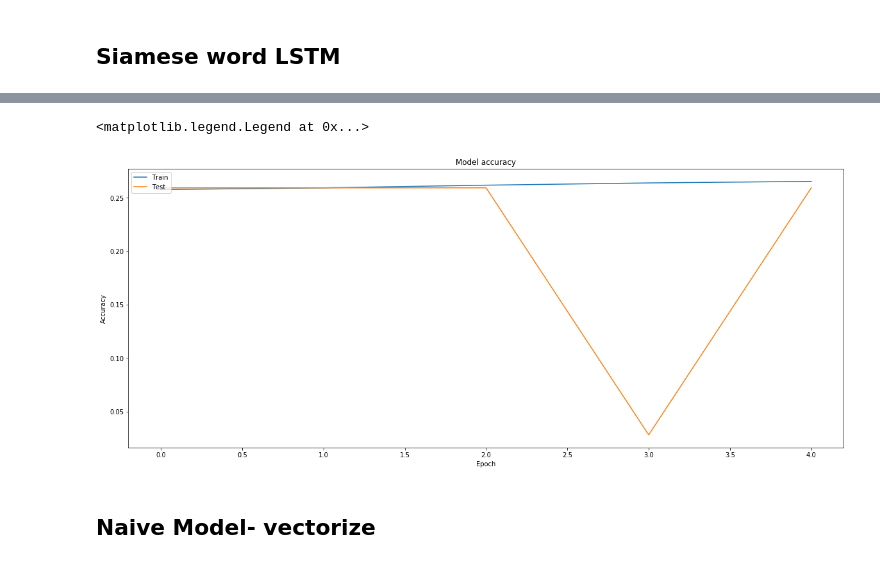
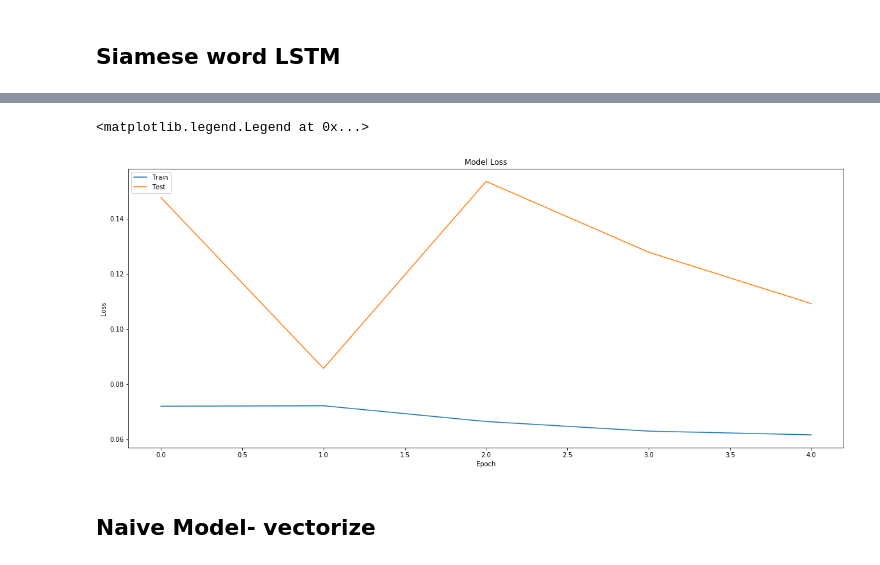
Before and after one commit to EZ6990/DeepLearning, a Jupyter notebook: KaggleHomeDepot.ipynb, the cells around one changed output, grey strips where cells are left out. Cells and saved outputs as stored; diff of their text form; code cells hidden in the pictures.

```diff
--- a/KaggleHomeDepot.ipynb
+++ b/KaggleHomeDepot.ipynb
@@ -733,14 +733,14 @@ Wall time: 3min 16s
 # %%
 fig, ax = plt.subplots(1,1,figsize=(20,8))
-ax.plot(word_model_hist.history['acc'])
-ax.plot(word_model_hist.history['val_acc'])
-ax.set_title('Model accuracy')
-ax.set_ylabel('Accuracy')
+ax.plot(word_model_hist.history['loss'])
+ax.plot(word_model_hist.history['val_loss'])
+ax.set_title('Model Loss')
+ax.set_ylabel('Loss')
 ax.set_xlabel('Epoch')
 ax.legend(['Train', 'Test'], loc='upper left')
 # %% [output]
 <matplotlib.legend.Legend at 0x...>
-[figure, old version]
+[figure, new version]
 # %% [markdown]
 ## Naive Model- vectorize
 # %%
```
Also changed, not shown: parts of 10 cells of this notebook.
